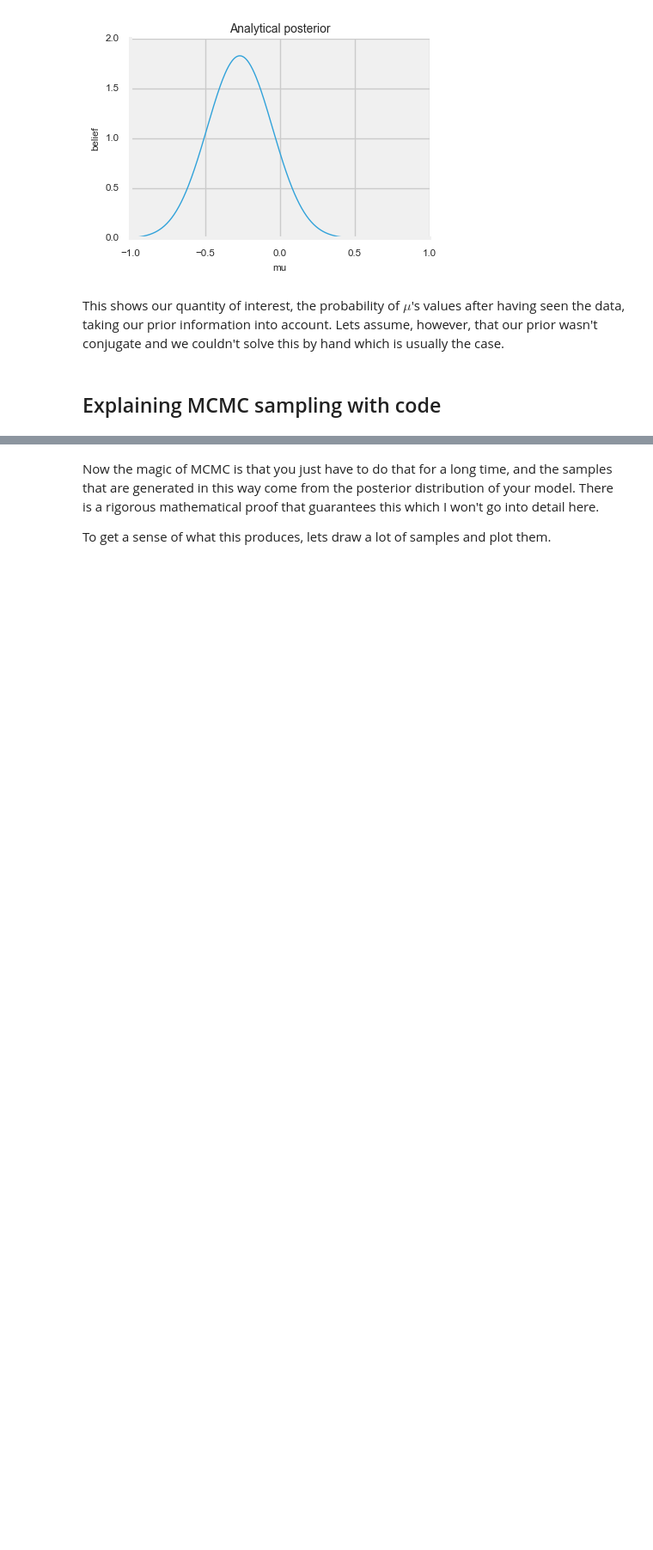
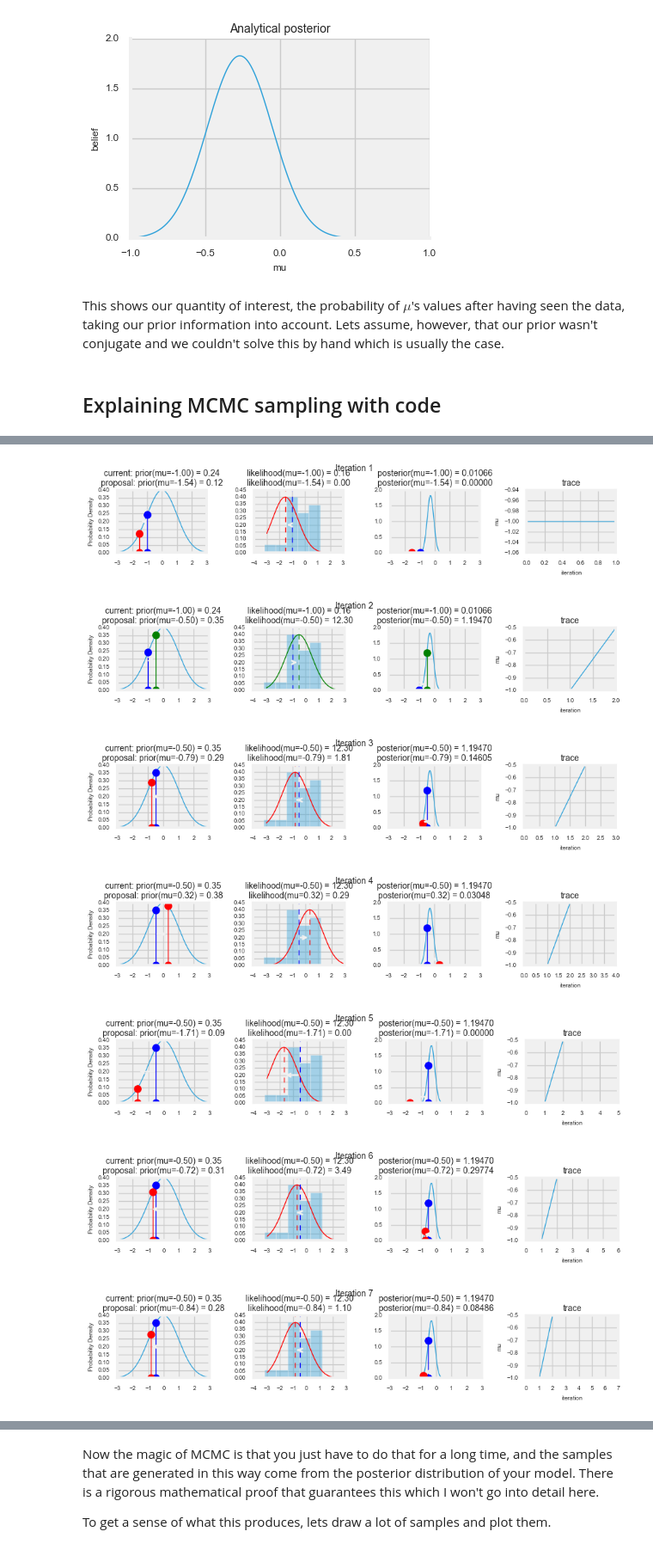
Before and after one commit to sada-narayanappa/Notebooks, a Jupyter notebook: scratch/MCMC-sampling-for-dummies.v3.ipynb, the cells around one changed output, grey strips where cells are left out. Shown at 86% size. Drawn from its saved outputs; the diff is of its cells as text; code cells hidden in the pictures; blank space fills up the shorter version.

```diff
--- a/scratch/MCMC-sampling-for-dummies.v3.ipynb
+++ b/scratch/MCMC-sampling-for-dummies.v3.ipynb
@@ -144,7 +97,7 @@ def sampler(data, samples=4, mu_init=.5, proposal_width=.5, plot=False, mu_prior
 def plot_proposal(mu_current, mu_proposal, mu_prior_mu, mu_prior_sd, data, accepted, trace, i):
     from copy import copy
     trace = copy(trace)
-    fig, (ax1, ax2, ax3, ax4) = plt.subplots(ncols=4, figsize=(16, 4))
+    fig, (ax1, ax2, ax3, ax4) = plt.subplots(ncols=4, figsize=(9, 2))
     fig.suptitle('Iteration %i' % (i + 1))
     x = np.linspace(-3, 3, 5000)
     color = 'g' if accepted else 'r'
@@ -166,30 +119,41 @@ def plot_proposal(mu_current, mu_proposal, mu_prior_mu, mu_prior_sd, data, accep
     y = norm(loc=mu_proposal, scale=1).pdf(x)
     sns.distplot(data, kde=False, norm_hist=True, ax=ax2)
     ax2.plot(x, y, color=color)
     ax2.axvline(mu_current, color='b', linestyle='--', label='mu_current')
     ax2.axvline(mu_proposal, color=color, linestyle='--', label='mu_proposal')
     #ax2.title('Proposal {}'.format('accepted' if accepted else 'rejected'))
     ax2.annotate("", xy=(mu_proposal, 0.2), xytext=(mu_current, 0.2),
                  arrowprops=dict(arrowstyle="->", lw=2.))
     ax2.set(title='likelihood(mu=%.2f) = %.2f\nlikelihood(mu=%.2f) = %.2f' % (mu_current, 1e14*likelihood_current, mu_proposal, 1e14*likelihood_proposal))
 
     # Posterior
     posterior_analytical = calc_posterior_analytical(data, x, mu_prior_mu, mu_prior_sd)
     ax3.plot(x, posterior_analytical)
     posterior_current = calc_posterior_analytical(data, mu_current, mu_prior_mu, mu_prior_sd)
     posterior_proposal = calc_posterior_analytical(data, mu_proposal, mu_prior_mu, mu_prior_sd)
     ax3.plot([mu_current] * 2, [0, posterior_current], marker='o', color='b')
     ax3.plot([mu_proposal] * 2, [0, posterior_proposal], marker='o', color=color)
     ax3.annotate("", xy=(mu_proposal, 0.2), xytext=(mu_current, 0.2),
                  arrowprops=dict(arrowstyle="->", lw=2.))
     #x3.set(title=r'prior x likelihood $\propto$ posterior')
     ax3.set(title='posterior(mu=%.2f) = %.5f\nposterior(mu=%.2f) = %.5f' % (mu_current, posterior_current, mu_proposal, posterior_proposal))
 
     if accepted:
         trace.append(mu_proposal)
     else:
         trace.append(mu_current)
     ax4.plot(trace)
     ax4.set(xlabel='iteration', ylabel='mu', title='trace')
     plt.tight_layout()
     #plt.legend()
+
+np.random.seed(123)
+sampler(data, samples=8, mu_init=-1., plot=True);
+# %% [output]
+[figure, added]
+[figure, added]
+[figure, added]
+[figure, added]
+[figure, added]
+[figure, added]
+[figure, added]
```
Also changed, not shown: parts of 12 cells of this notebook, 18 other files.
